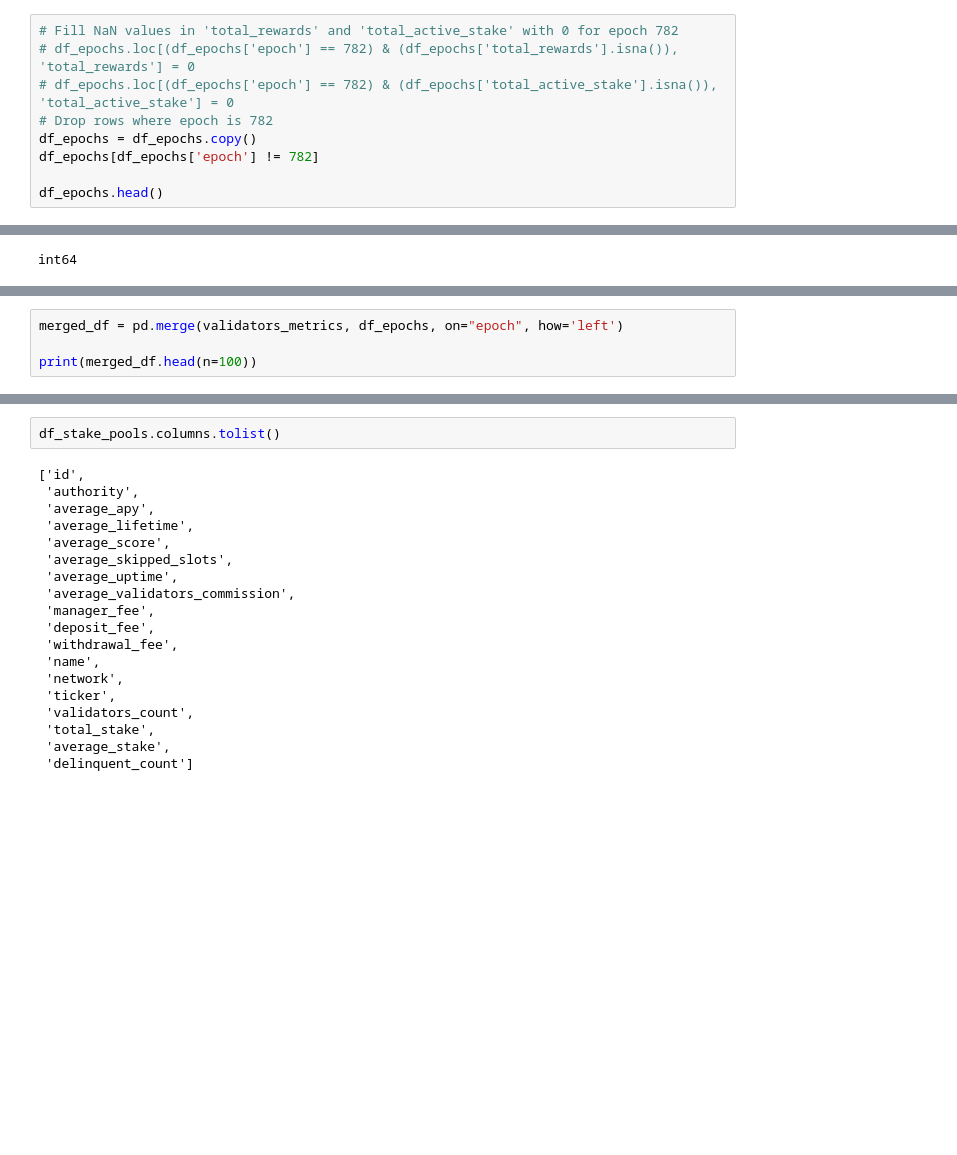
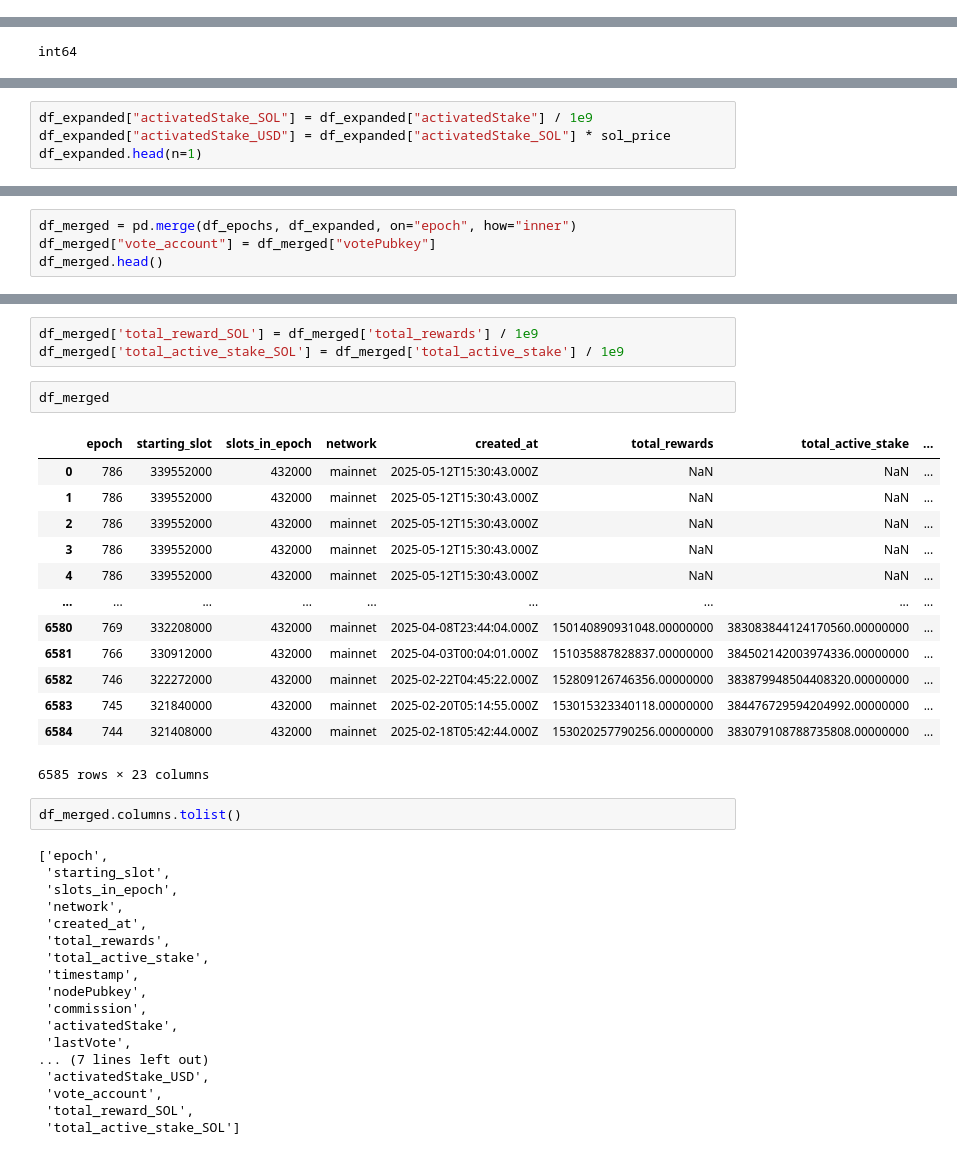
Before and after one commit to apostleoffinance/Solana-Predictive-Staking-Analytics, a Jupyter notebook: notebook/01_data.ipynb, the cells around one changed output, grey strips where cells are left out. Cells and saved outputs as stored; diff of their text form; blank space fills up the shorter version.

```diff
--- a/notebook/01_data.ipynb
+++ b/notebook/01_data.ipynb
@@ -179,9 +591,0 @@ print(df_epochs.head())
-# %%
-# Fill NaN values in 'total_rewards' and 'total_active_stake' with 0 for epoch 782
-# df_epochs.loc[(df_epochs['epoch'] == 782) & (df_epochs['total_rewards'].isna()), 'total_rewards'] = 0
-# df_epochs.loc[(df_epochs['epoch'] == 782) & (df_epochs['total_active_stake'].isna()), 'total_active_stake'] = 0
-# Drop rows where epoch is 782
-df_epochs = df_epochs.copy()
-df_epochs[df_epochs['epoch'] != 782]
-
-df_epochs.head()
@@ -222,0 +616,4 @@ int64
+# %%
+df_expanded["activatedStake_SOL"] = df_expanded["activatedStake"] / 1e9
+df_expanded["activatedStake_USD"] = df_expanded["activatedStake_SOL"] * sol_price
+df_expanded.head(n=1)
@@ -223,5 +623,5 @@ int64
 # %%
-merged_df = pd.merge(validators_metrics, df_epochs, on="epoch", how='left')
-
-print(merged_df.head(n=100))
+df_merged = pd.merge(df_epochs, df_expanded, on="epoch", how="inner")
+df_merged["vote_account"] = df_merged["votePubkey"]
+df_merged.head()
 # %% [output]
@@ -291,21 +634,39 @@ else:
+# %%
+df_merged['total_reward_SOL'] = df_merged['total_rewards'] / 1e9
+df_merged['total_active_stake_SOL'] = df_merged['total_active_stake'] / 1e9
+# %%
+df_merged
+# %% [output]
+|  | epoch | starting_slot | slots_in_epoch | network | created_at | total_rewards | total_active_stake | ... |
+| 0 | 786 | 339552000 | 432000 | mainnet | 2025-05-12T15:30:43.000Z | NaN | NaN | ... |
+| 1 | 786 | 339552000 | 432000 | mainnet | 2025-05-12T15:30:43.000Z | NaN | NaN | ... |
+| 2 | 786 | 339552000 | 432000 | mainnet | 2025-05-12T15:30:43.000Z | NaN | NaN | ... |
+| 3 | 786 | 339552000 | 432000 | mainnet | 2025-05-12T15:30:43.000Z | NaN | NaN | ... |
+| 4 | 786 | 339552000 | 432000 | mainnet | 2025-05-12T15:30:43.000Z | NaN | NaN | ... |
+| ... | ... | ... | ... | ... | ... | ... | ... | ... |
+| 6580 | 769 | 332208000 | 432000 | mainnet | 2025-04-08T23:44:04.000Z | 150140890931048.00000000 | 383083844124170560.00000000 | ... |
+| 6581 | 766 | 330912000 | 432000 | mainnet | 2025-04-03T00:04:01.000Z | 151035887828837.00000000 | 384502142003974336.00000000 | ... |
+| 6582 | 746 | 322272000 | 432000 | mainnet | 2025-02-22T04:45:22.000Z | 152809126746356.00000000 | 383879948504408320.00000000 | ... |
+| 6583 | 745 | 321840000 | 432000 | mainnet | 2025-02-20T05:14:55.000Z | 153015323340118.00000000 | 384476729594204992.00000000 | ... |
+| 6584 | 744 | 321408000 | 432000 | mainnet | 2025-02-18T05:42:44.000Z | 153020257790256.00000000 | 383079108788735808.00000000 | ... |
+6585 rows × 23 columns
 # %%
-df_stake_pools.columns.tolist()
+df_merged.columns.tolist()
 # %% [output]
-['id',
- 'authority',
- 'average_apy',
- 'average_lifetime',
- 'average_score',
- 'average_skipped_slots',
- 'average_uptime',
- 'average_validators_commission',
- 'manager_fee',
- 'deposit_fee',
- 'withdrawal_fee',
- 'name',
+['epoch',
+ 'starting_slot',
+ 'slots_in_epoch',
  'network',
- 'ticker',
- 'validators_count',
- 'total_stake',
- 'average_stake',
- 'delinquent_count']
+ 'created_at',
+ 'total_rewards',
+ 'total_active_stake',
+ 'timestamp',
+ 'nodePubkey',
+ 'commission',
+ 'activatedStake',
+ 'lastVote',
+... (7 lines left out)
+ 'activatedStake_USD',
+ 'vote_account',
+ 'total_reward_SOL',
+ 'total_active_stake_SOL']
```
Also changed, not shown: parts of 54 cells of this notebook, 19 other files.
